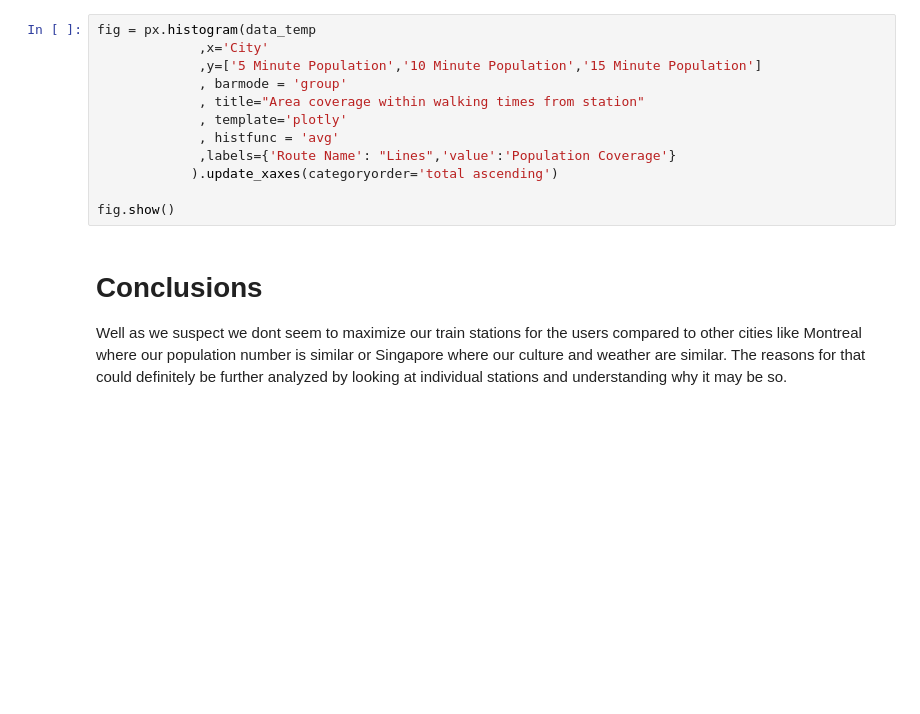
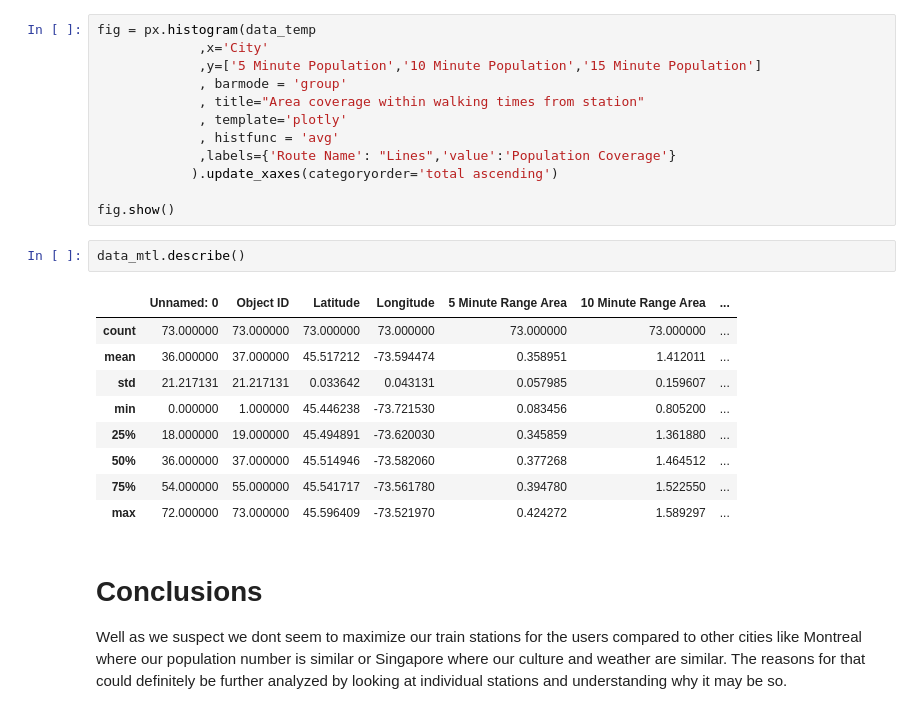
Before and after one commit to nabilersyad/train-stations-isochrones, a Jupyter notebook: KlangValleyIsochroneAnalysis/python/isochrone_data_visualization.ipynb, the cells around one changed output. Saved outputs shown, nothing was run; the diff lists cells and outputs as text; blank space fills up the shorter version.

```diff
--- a/KlangValleyIsochroneAnalysis/python/isochrone_data_visualization.ipynb
+++ b/KlangValleyIsochroneAnalysis/python/isochrone_data_visualization.ipynb
@@ -220,6 +220,18 @@ fig = px.histogram(data_temp
             ).update_xaxes(categoryorder='total ascending')
 
 fig.show()
+# %%
+data_mtl.describe()
+# %% [output]
+|  | Unnamed: 0 | Object ID | Latitude | Longitude | 5 Minute Range Area | 10 Minute Range Area | ... |
+| count | 73.000000 | 73.000000 | 73.000000 | 73.000000 | 73.000000 | 73.000000 | ... |
+| mean | 36.000000 | 37.000000 | 45.517212 | -73.594474 | 0.358951 | 1.412011 | ... |
+| std | 21.217131 | 21.217131 | 0.033642 | 0.043131 | 0.057985 | 0.159607 | ... |
+| min | 0.000000 | 1.000000 | 45.446238 | -73.721530 | 0.083456 | 0.805200 | ... |
+| 25% | 18.000000 | 19.000000 | 45.494891 | -73.620030 | 0.345859 | 1.361880 | ... |
+| 50% | 36.000000 | 37.000000 | 45.514946 | -73.582060 | 0.377268 | 1.464512 | ... |
+| 75% | 54.000000 | 55.000000 | 45.541717 | -73.561780 | 0.394780 | 1.522550 | ... |
+| max | 72.000000 | 73.000000 | 45.596409 | -73.521970 | 0.424272 | 1.589297 | ... |
 # %% [markdown]
 # Conclusions
 Well as we suspect we dont seem to maximize our train stations for the users compared to other cities like Montreal where our population number is similar or Singapore where our culture and weather are similar. The reasons for that could definitely be further analyzed by looking at individual stations and understanding why it may be so.
```
Also changed, not shown: parts of 1 cell of this notebook, 5 other files.
